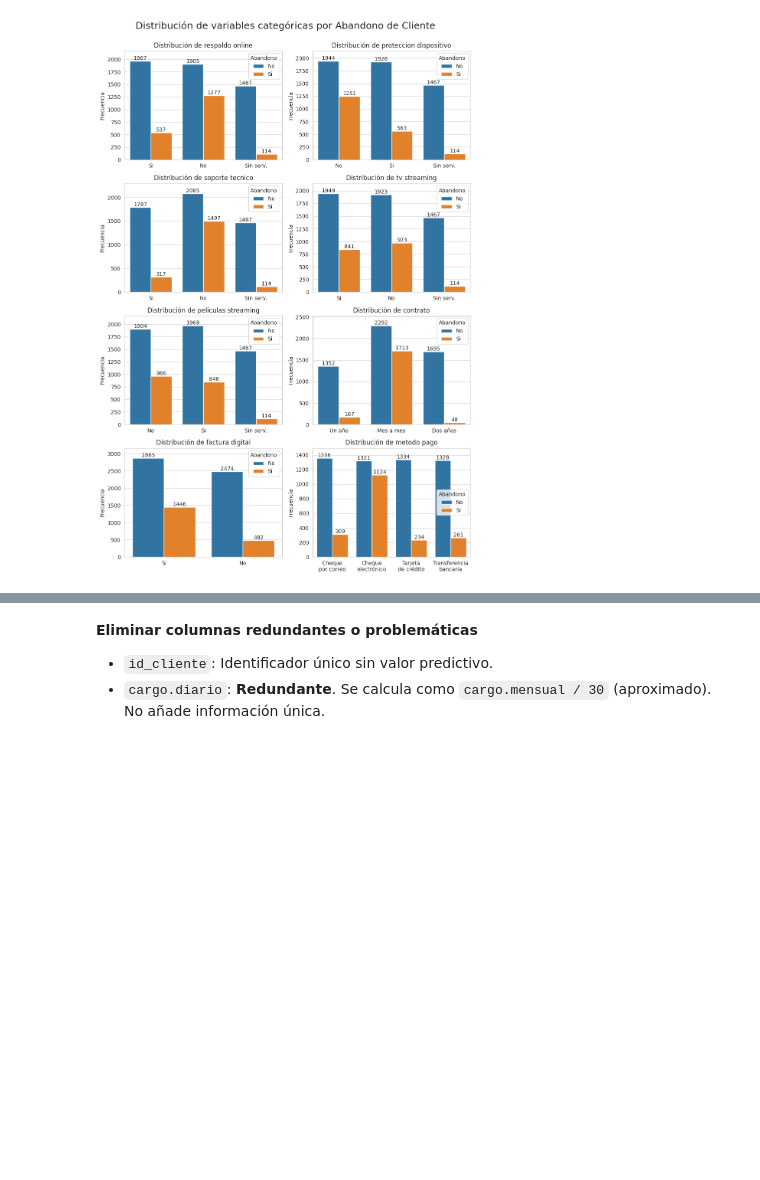
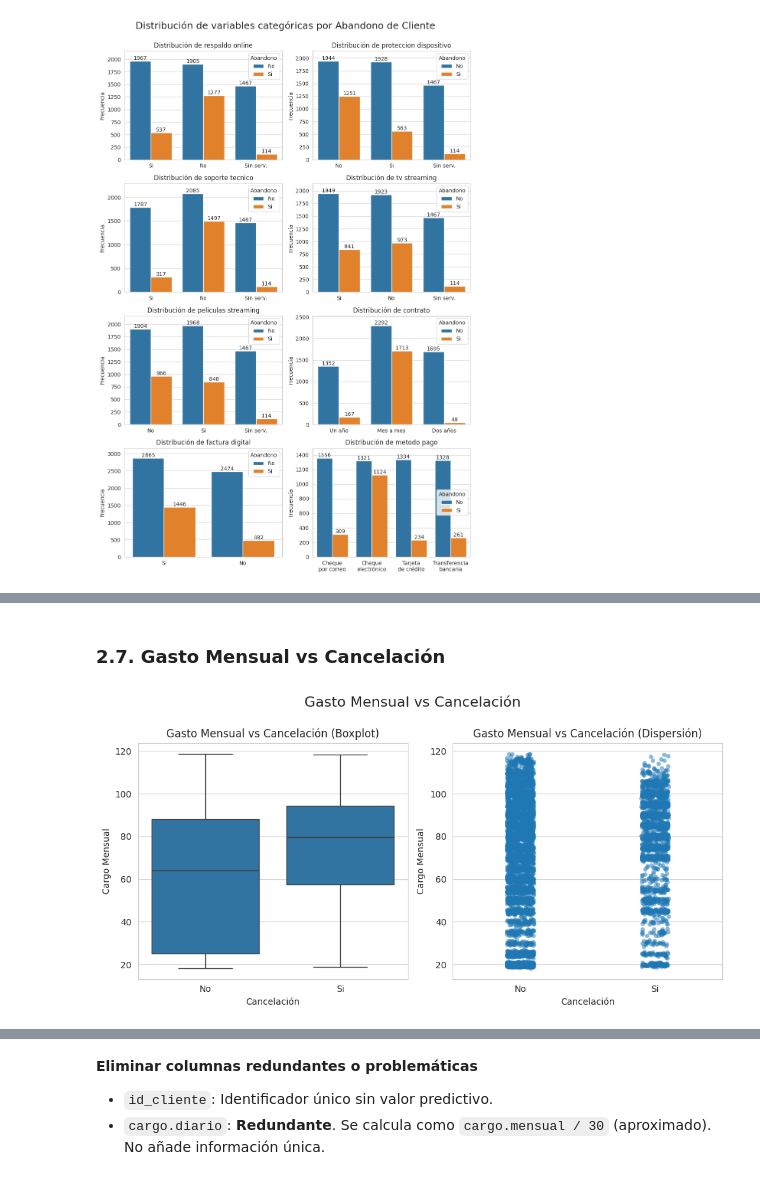
Before and after one commit to MigXDev/CS_Datos_I_DESAFIO_3, a Jupyter notebook: TelecomX_LATAM_2.ipynb, the cells around one changed output, grey strips where cells are left out. Saved outputs shown, nothing was run; the diff lists cells and outputs as text; code cells hidden in the pictures; blank space fills up the shorter version.

```diff
--- a/TelecomX_LATAM_2.ipynb
+++ b/TelecomX_LATAM_2.ipynb
@@ -275,0 +341,23 @@ plt.show()
+# %% [markdown]
+### 2.7. Gasto Mensual vs Cancelación
+# %%
+fig, axes = plt.subplots(1, 2, figsize=(10, 5)) # Create two subplots
+
+fig.suptitle('Gasto Mensual vs Cancelación', fontsize=16, y=1)
+
+# Boxplot
+sns.boxplot(data=Df_base, x='abandono_cliente', y='cargo.mensual', ax=axes[0])
+axes[0].set_title('Gasto Mensual vs Cancelación (Boxplot)')
+axes[0].set_ylabel('Cargo Mensual')
+axes[0].set_xlabel('Cancelación')
+
+# Stripplot
+sns.stripplot(data=Df_base, x='abandono_cliente', y='cargo.mensual', jitter=True, alpha=0.5, ax=axes[1])
+axes[1].set_title('Gasto Mensual vs Cancelación (Dispersión)')
+axes[1].set_ylabel('Cargo Mensual')
+axes[1].set_xlabel('Cancelación')
+
+plt.tight_layout()
+plt.show()
+# %% [output]
+[figure, added]
```
Also changed, not shown: parts of 69 cells of this notebook.
